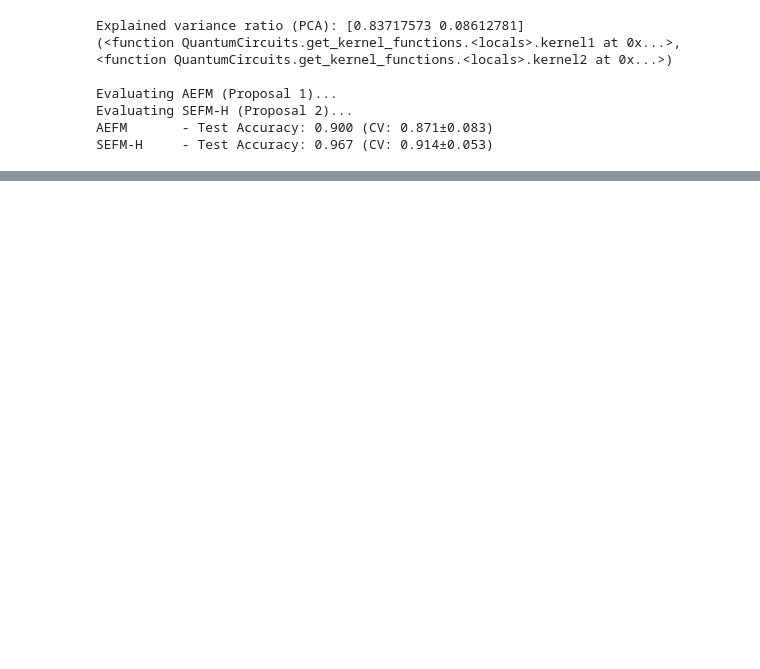
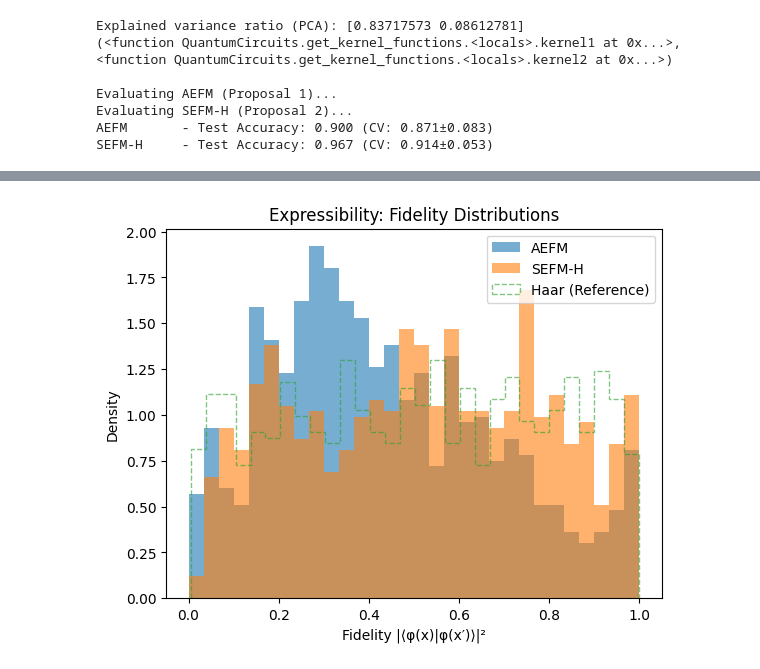
Before and after one commit to SyedT1/QSVM_T4, a Jupyter notebook: demo_v1.ipynb, the cells around one changed output, grey strips where cells are left out. Drawn from its saved outputs; the diff is of its cells as text; code cells hidden in the pictures; blank space fills up the shorter version.

Commit message:
added visualizations

```diff
--- a/demo_v1.ipynb
+++ b/demo_v1.ipynb
@@ -34,0 +55,28 @@ SEFM-H     - Test Accuracy: 0.967 (CV: 0.914±0.053)
+# %%
+import numpy as np
+import matplotlib.pyplot as plt
+
+def sample_fidelities(kernel_fn, X, n_samples=1000):
+    fids = []
+    for _ in range(n_samples):
+        i, j = np.random.choice(len(X), 2)
+        fid = kernel_fn(X[i], X[j])
+        fids.append(fid)
+    return np.array(fids)
+
+fids_aefm = sample_fidelities(kernel1, X_train)
+fids_sefmh = sample_fidelities(kernel2, X_train)
+
+# Haar-random reference (for 2 qubits: beta=1, alpha=1 in Beta distribution)
+haar_fids = np.random.beta(1, 1, 1000)  # Simplified; exact Haar for n=2 is Beta(1,1)
+
+plt.hist(fids_aefm, bins=30, alpha=0.6, label='AEFM', density=True)
+plt.hist(fids_sefmh, bins=30, alpha=0.6, label='SEFM-H', density=True)
+plt.hist(haar_fids, bins=30, alpha=0.6, label='Haar (Reference)', density=True, linestyle='--', histtype='step')
+plt.xlabel('Fidelity |⟨φ(x)|φ(x′)⟩|²')
+plt.ylabel('Density')
+plt.legend()
+plt.title('Expressibility: Fidelity Distributions')
+plt.show()
+# %% [output]
+[figure, added]
```
Also changed, not shown: parts of 3 cells of this notebook.
